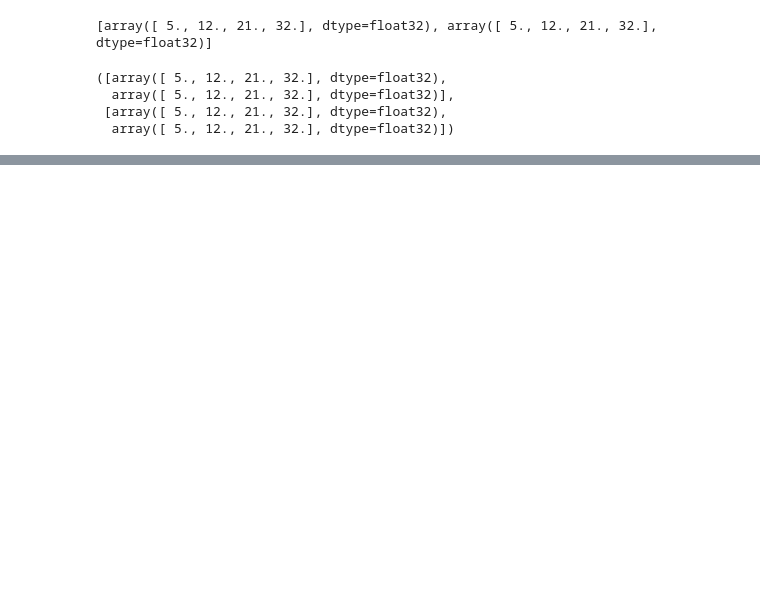
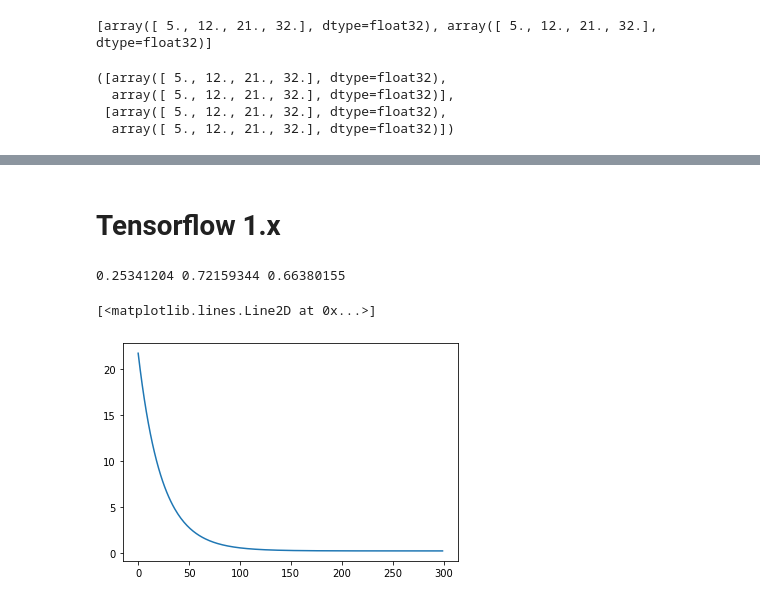
Before and after one commit to r0cd7b/DSAC, a Jupyter notebook: Lab0_Tensorflow1_x.ipynb, the cells around one changed output, grey strips where cells are left out. Cells and saved outputs as stored; diff of their text form; code cells hidden in the pictures; blank space fills up the shorter version.

```diff
--- a/Lab0_Tensorflow1_x.ipynb
+++ b/Lab0_Tensorflow1_x.ipynb
@@ -76,0 +159,42 @@ data4 = tf.Variable([[1, 2], [3, 4], [5, 6], [7, 8]], tf.int32)
+# %% [markdown]
+# Tensorflow 1.x
+# %%
+import tensorflow.compat.v1 as tf
+tf.compat.v1.disable_eager_execution()
+
+X = tf.placeholder("float")
+Y = tf.placeholder("float")
+
+W = tf.Variable(5.0)
+B = tf.Variable(-1.0)
+
+# Graph
+Y_pred = W * X + B  # hyperthesis
+cost = tf.reduce_mean(tf.square(Y_pred - Y))
+
+learning_rate = 0.02
+W_grad = tf.reduce_mean((Y_pred - Y) * X)
+B_grad = tf.reduce_mean(Y_pred - Y)
+
+W_desc = W - learning_rate * W_grad
+B_desc = B - learning_rate * B_grad
+
+W_update = W.assign(W_desc)
+B_update = B.assign(B_desc)
+
+lossHistory = []
+
+with tf.Session() as sess:
+  sess.run(tf.global_variables_initializer())
+  for i in range(300):
+    sess.run([W_update, B_update], feed_dict={X: x, Y: y})
+    cost_val, W_val, B_val = sess.run([cost, W, B], feed_dict={X: x, Y: y})
+
+    lossHistory.append(cost_val)
+
+print(cost_val, W_val, B_val)
+plt.plot(lossHistory)
+# %% [output]
+0.25341204 0.72159344 0.66380155
+[<matplotlib.lines.Line2D at 0x...>]
+[figure, added]
```
Also changed, not shown: parts of 13 cells of this notebook.
